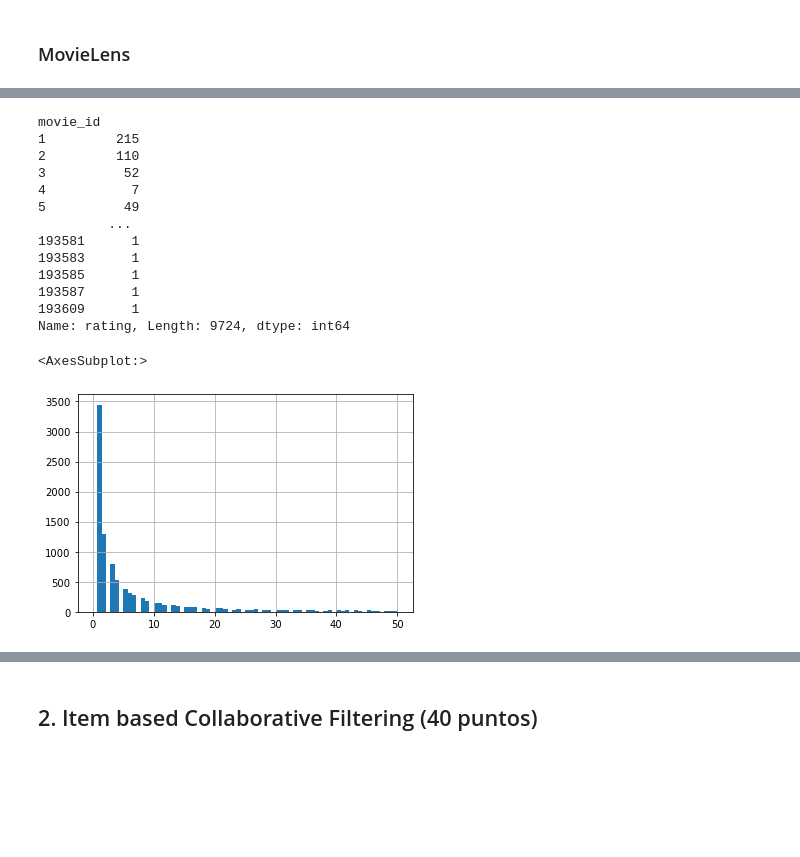
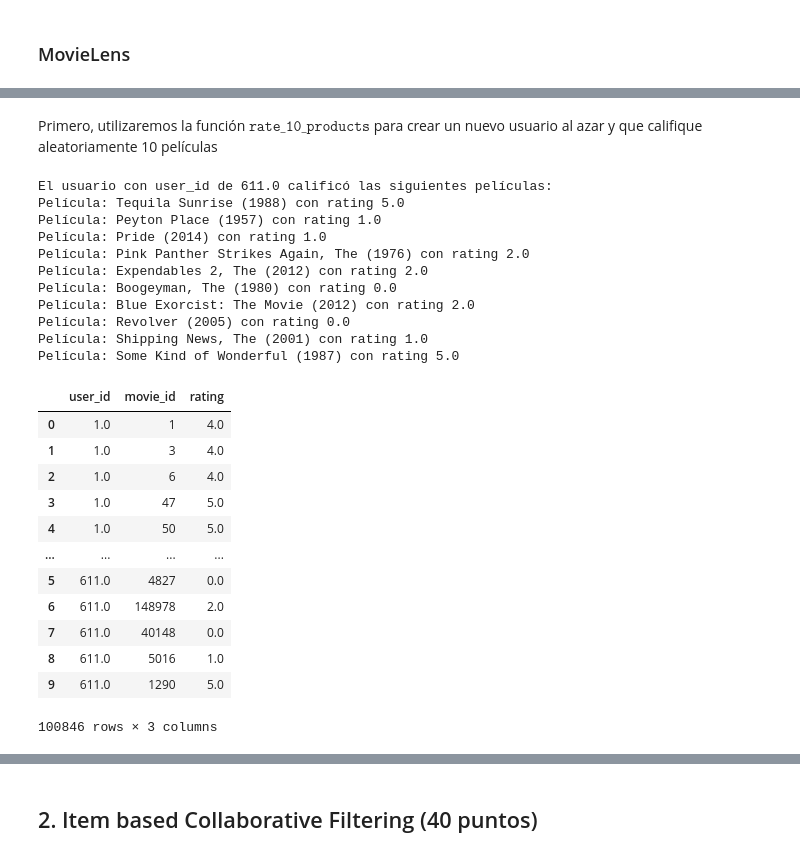
Before and after one commit to luciofondon98/Reconocimiento-de-Patrones-2021-1, a Jupyter notebook: Tarea 3/Tarea 3 - INF 479.ipynb, the cells around one changed output, grey strips where cells are left out. Drawn from its saved outputs; the diff is of its cells as text; code cells hidden in the pictures; blank space fills up the shorter version.

```diff
--- a/Tarea 3/Tarea 3 - INF 479.ipynb
+++ b/Tarea 3/Tarea 3 - INF 479.ipynb
@@ -221,21 +384,31 @@ Name: rating, Length: 610, dtype: int64
-# %%
-ratings_per_movie = df_ML_ratings.groupby('movie_id')['rating'].count()
-display(ratings_per_movie)
-ratings_per_movie.hist(bins=70, range=(0,50))
-# %% [output]
-movie_id
-1         215
-2         110
-3          52
-4           7
-5          49
-         ...
-193581      1
-193583      1
-193585      1
-193587      1
-193609      1
-Name: rating, Length: 9724, dtype: int64
-<AxesSubplot:>
-[figure, removed]
+# %% [markdown]
+Primero, utilizaremos la función $\texttt{rate_10_products}$ para crear un nuevo usuario al azar y que califique aleatoriamente 10 películas
+# %%
+movies_with_new_rating = rate_10_products('movielens')
+movies_with_new_rating
+# %% [output]
+El usuario con user_id de 611.0 calificó las siguientes películas:
+Película: Tequila Sunrise (1988) con rating 5.0
+Película: Peyton Place (1957) con rating 1.0
+Película: Pride (2014) con rating 1.0
+Película: Pink Panther Strikes Again, The (1976) con rating 2.0
+Película: Expendables 2, The (2012) con rating 2.0
+Película: Boogeyman, The (1980) con rating 0.0
+Película: Blue Exorcist: The Movie (2012) con rating 2.0
+Película: Revolver (2005) con rating 0.0
+Película: Shipping News, The (2001) con rating 1.0
+Película: Some Kind of Wonderful (1987) con rating 5.0
+|  | user_id | movie_id | rating |
+| 0 | 1.0 | 1 | 4.0 |
+| 1 | 1.0 | 3 | 4.0 |
+| 2 | 1.0 | 6 | 4.0 |
+| 3 | 1.0 | 47 | 5.0 |
+| 4 | 1.0 | 50 | 5.0 |
+| ... | ... | ... | ... |
+| 5 | 611.0 | 4827 | 0.0 |
+| 6 | 611.0 | 148978 | 2.0 |
+| 7 | 611.0 | 40148 | 0.0 |
+| 8 | 611.0 | 5016 | 1.0 |
+| 9 | 611.0 | 1290 | 5.0 |
+100846 rows × 3 columns
 # %% [markdown]
```
Also changed, not shown: parts of 53 cells of this notebook.
